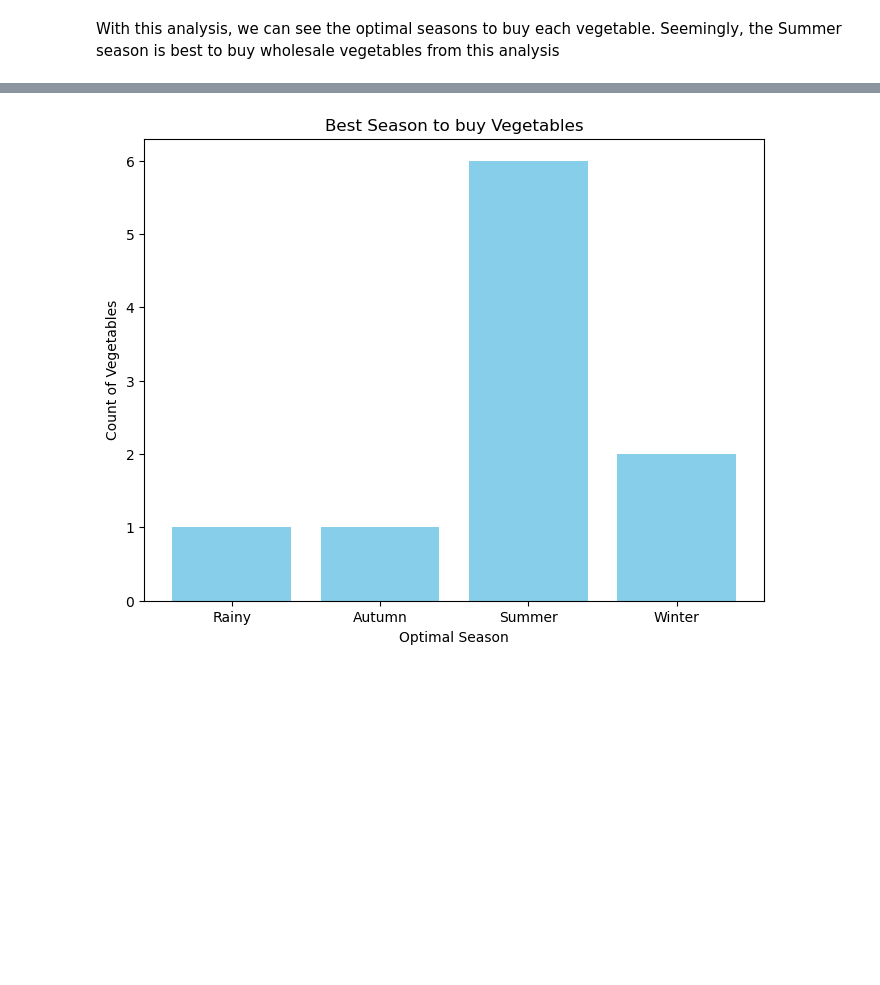
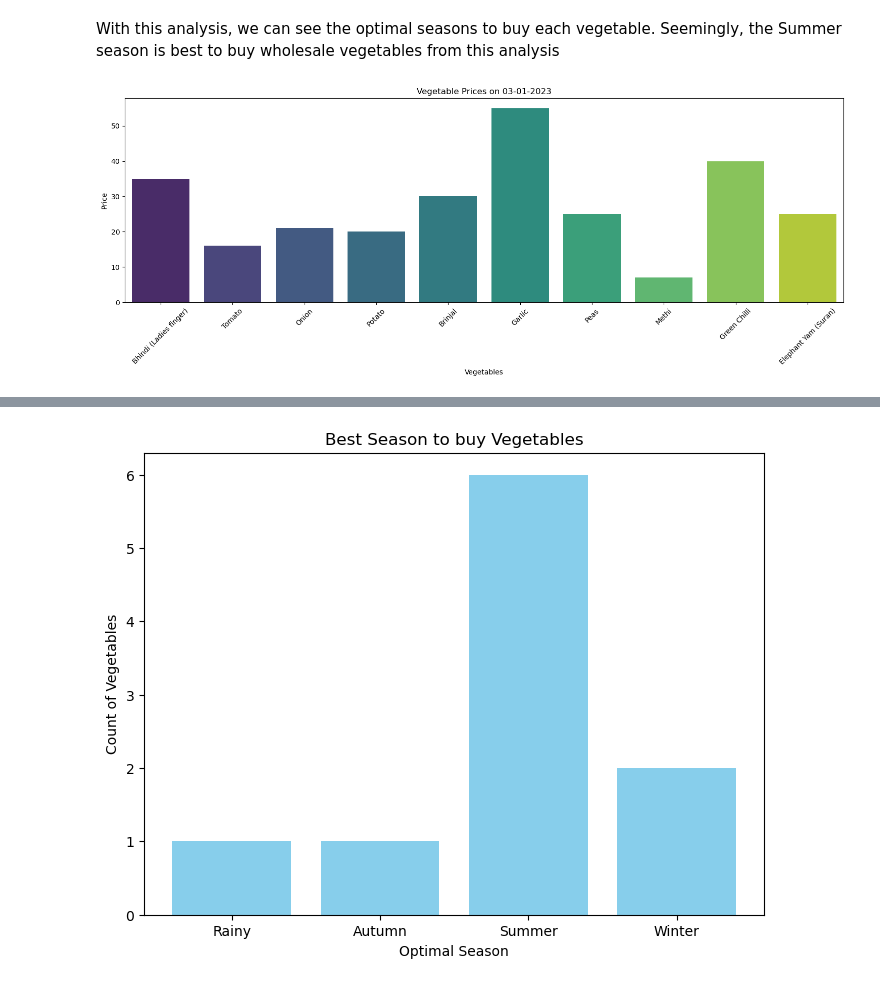
Before and after one commit to Thato-Th/ExploreAI-Python-Project, a Jupyter notebook: Vegetables Prices Analysis.ipynb, the cells around one changed output, grey strips where cells are left out. Drawn from its saved outputs; the diff is of its cells as text; code cells hidden in the pictures; blank space fills up the shorter version.

Commit message:
included visuals for average prices and season

```diff
--- a/Vegetables Prices Analysis.ipynb
+++ b/Vegetables Prices Analysis.ipynb
@@ -490,3 +480,24 @@ Methi = Optimal Season: Summer, Average Price: 10.53
 Green Chilli = Optimal Season: Winter, Average Price: 37.95
 # %% [markdown]
 With this analysis, we can see the optimal seasons to buy each vegetable. Seemingly, the Summer season is best to buy wholesale vegetables from this analysis
+# %%
+data_melted = prices_df.melt(id_vars='Price Dates', var_name='Vegetable', value_name='Price')
+
+#Convert 'Price' to numeric
+data_melted['Price'] = pd.to_numeric(data_melted['Price'], errors='coerce')
+
+#enter specific date
+specific_date = '03-01-2023'
+data_on_date = data_melted[data_melted['Price Dates'] == specific_date]
+data_melted = data_melted[data_melted['Vegetable'] != "Season"]
+
+plt.figure(figsize=(15, 6))
+sns.barplot(data=data_on_date, x='Vegetable', y='Price', palette='viridis')
+plt.title(f'Vegetable Prices on {specific_date}')
+plt.xlabel('Vegetables')
+plt.ylabel('Price')
+plt.xticks(rotation=45)
+plt.tight_layout()
+plt.show()
+# %% [output]
+[figure, added]
```
Also changed, not shown: parts of 5 cells of this notebook.
